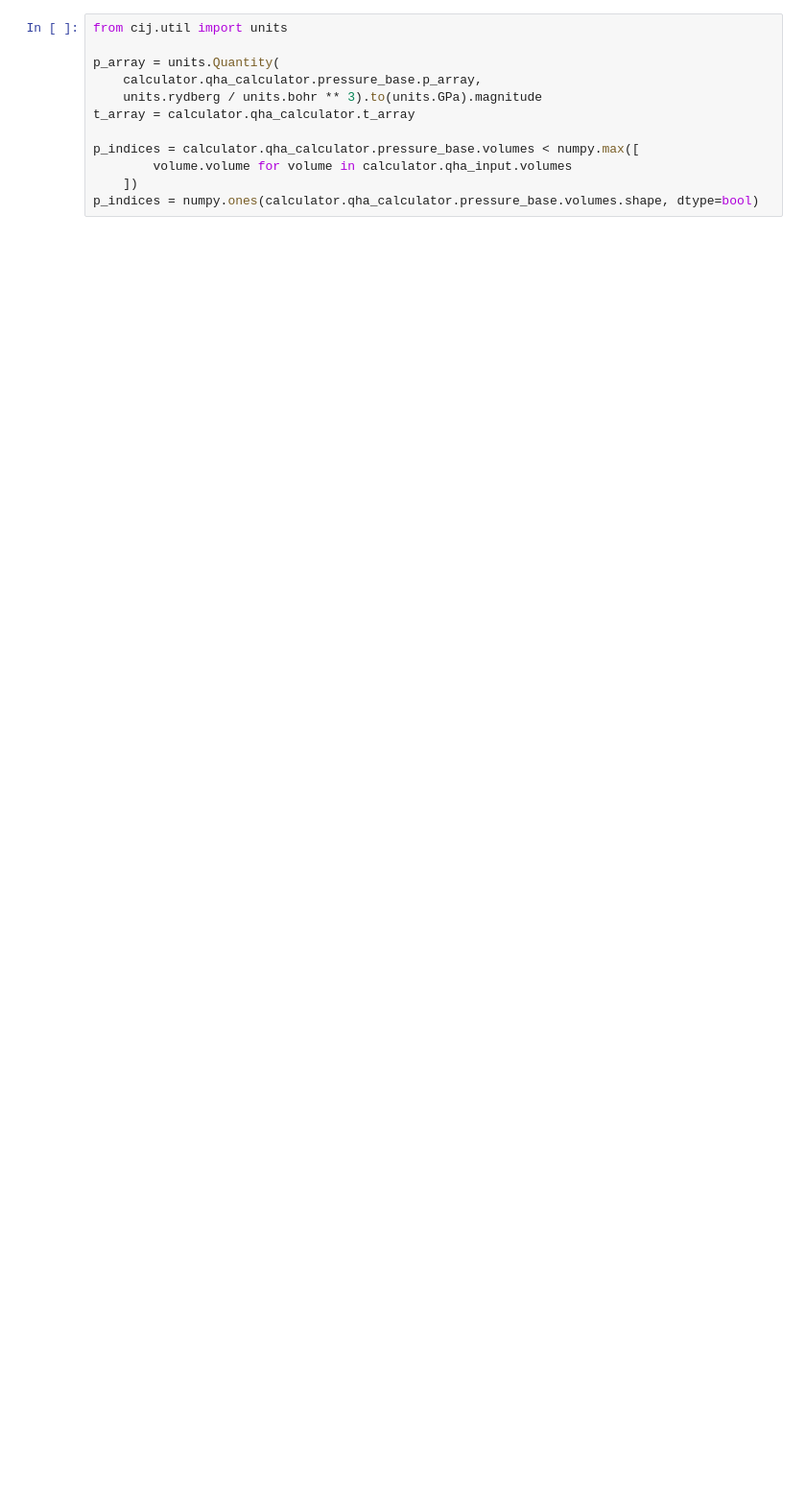
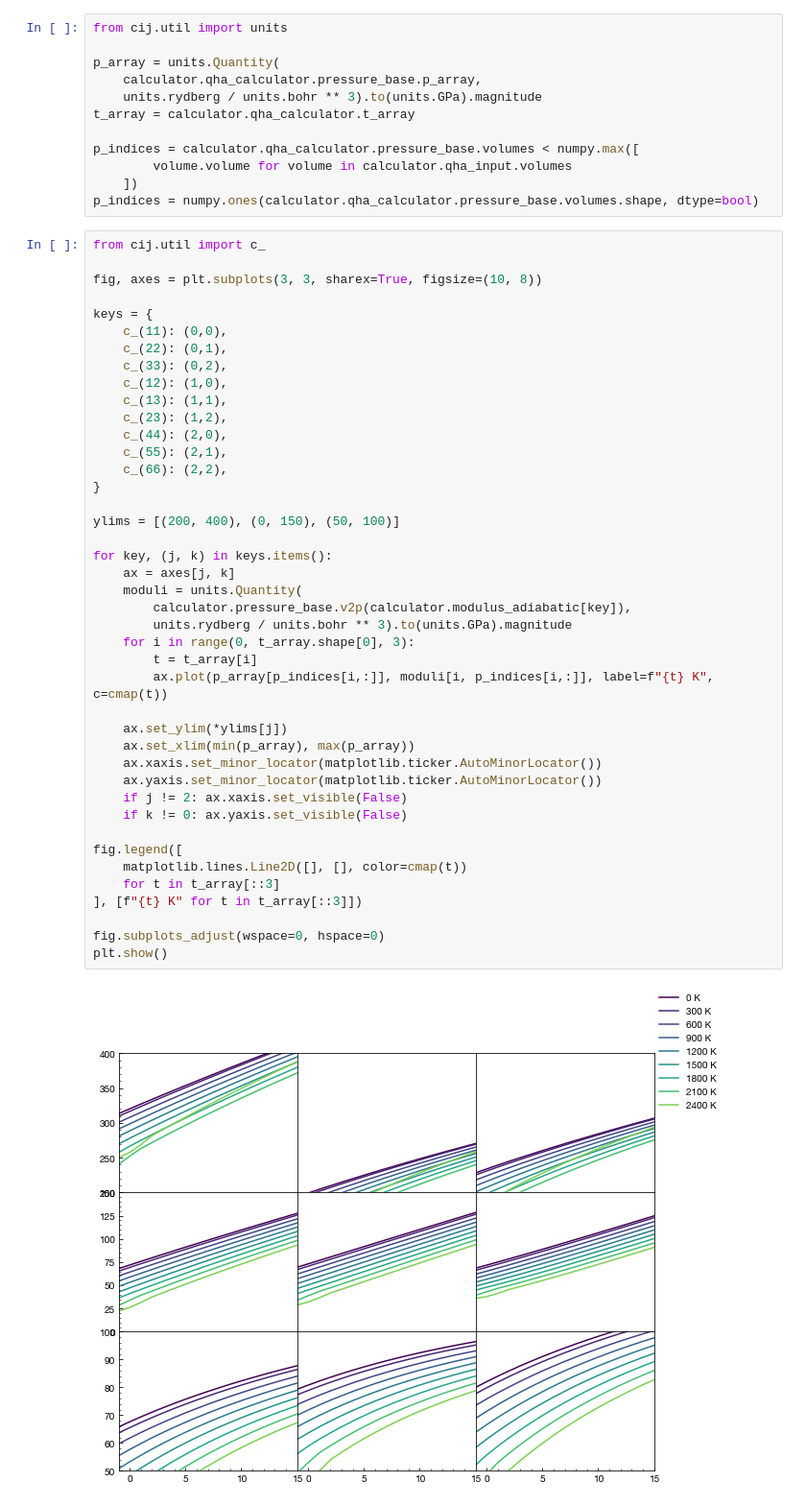
Before and after one commit to MineralsCloud/cij, a Jupyter notebook: docs/tutorial/plotting.ipynb, the cells around one changed output. Shown at 96% size. Saved outputs shown, nothing was run; the diff lists cells and outputs as text; blank space fills up the shorter version.

```diff
--- a/docs/tutorial/plotting.ipynb
+++ b/docs/tutorial/plotting.ipynb
@@ -39,3 +41,47 @@ p_indices = calculator.qha_calculator.pressure_base.volumes < numpy.max([
         volume.volume for volume in calculator.qha_input.volumes
     ])
 p_indices = numpy.ones(calculator.qha_calculator.pressure_base.volumes.shape, dtype=bool)
+# %%
+from cij.util import c_
+
+fig, axes = plt.subplots(3, 3, sharex=True, figsize=(10, 8))
+
+keys = {
+    c_(11): (0,0),
+    c_(22): (0,1),
+    c_(33): (0,2),
+    c_(12): (1,0),
+    c_(13): (1,1),
+    c_(23): (1,2),
+    c_(44): (2,0),
+    c_(55): (2,1),
+    c_(66): (2,2),
+}
+
+ylims = [(200, 400), (0, 150), (50, 100)]
+
+for key, (j, k) in keys.items():
+    ax = axes[j, k]
+    moduli = units.Quantity(
+        calculator.pressure_base.v2p(calculator.modulus_adiabatic[key]),
+        units.rydberg / units.bohr ** 3).to(units.GPa).magnitude
+    for i in range(0, t_array.shape[0], 3):
+        t = t_array[i]
+        ax.plot(p_array[p_indices[i,:]], moduli[i, p_indices[i,:]], label=f"{t} K", c=cmap(t))
+
+    ax.set_ylim(*ylims[j])
+    ax.set_xlim(min(p_array), max(p_array))
+    ax.xaxis.set_minor_locator(matplotlib.ticker.AutoMinorLocator())
+    ax.yaxis.set_minor_locator(matplotlib.ticker.AutoMinorLocator())
+    if j != 2: ax.xaxis.set_visible(False)
+    if k != 0: ax.yaxis.set_visible(False)
+
+fig.legend([
+    matplotlib.lines.Line2D([], [], color=cmap(t))
+    for t in t_array[::3]
+], [f"{t} K" for t in t_array[::3]])
+
+fig.subplots_adjust(wspace=0, hspace=0)
+plt.show()
+# %% [output]
+[figure, added]
```
Also changed, not shown: parts of 8 cells of this notebook, 6 other files.
